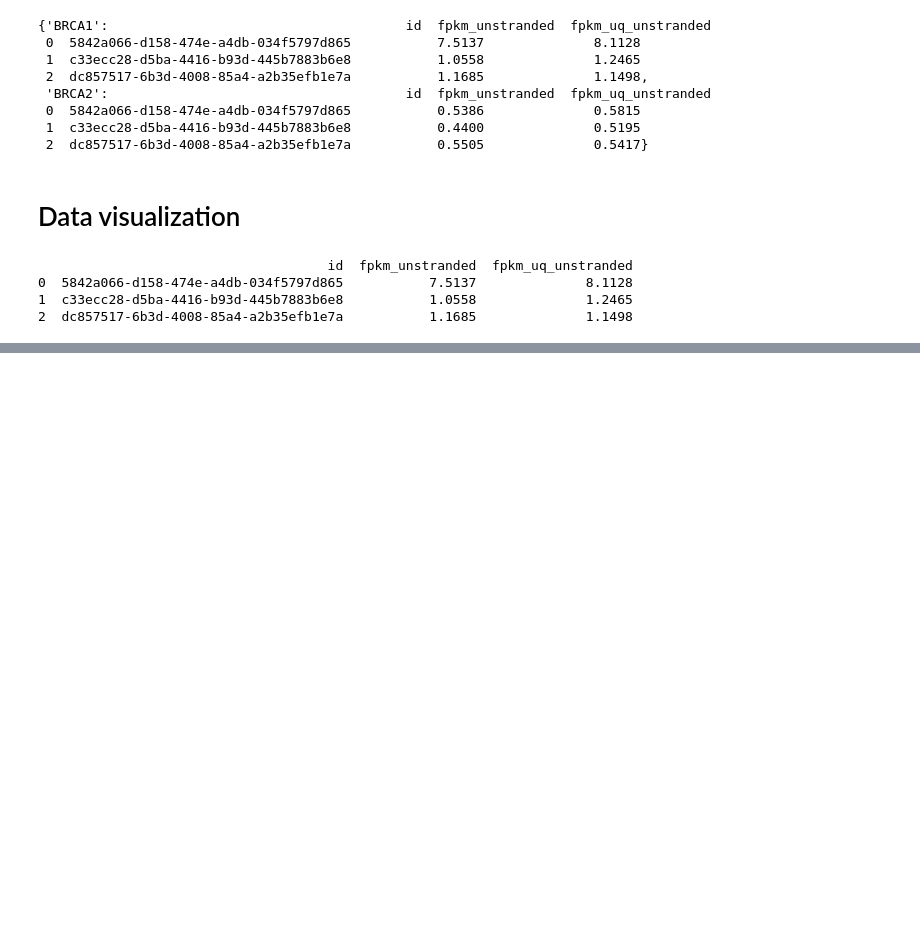
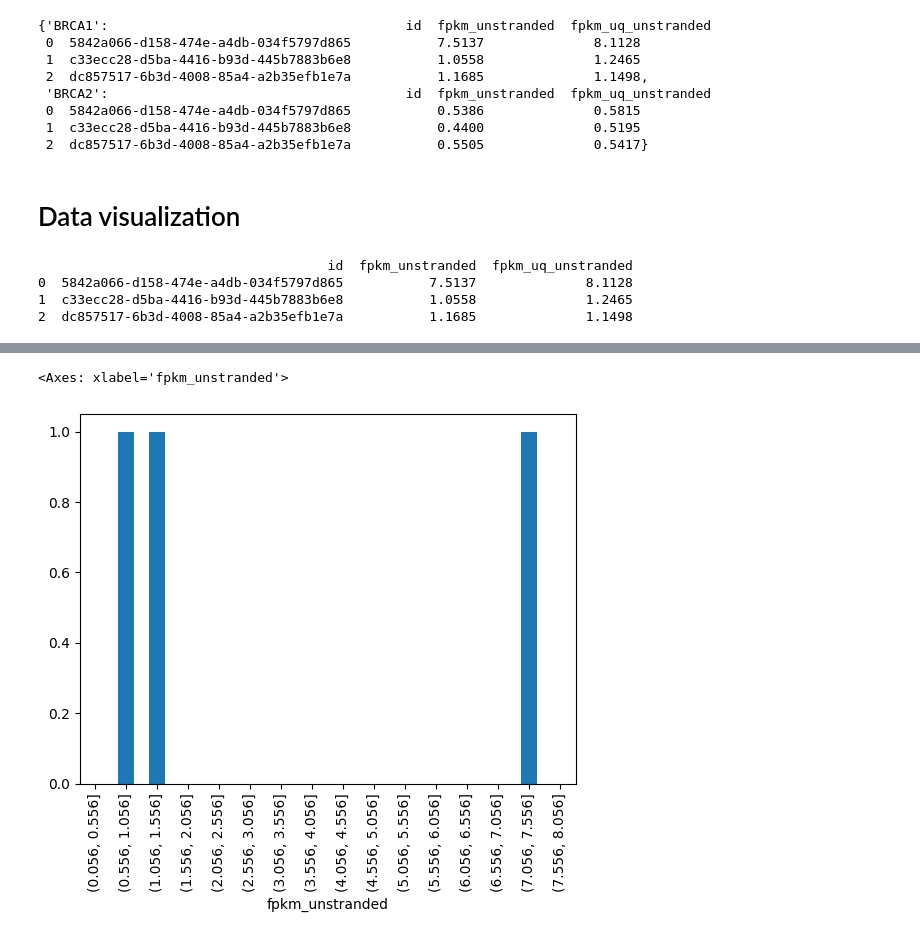
Before and after one commit to riciPrini/AI-BioInformatics_WSI, a Jupyter notebook: src/data_processing.ipynb, the cells around one changed output, grey strips where cells are left out. Saved outputs shown, nothing was run; the diff lists cells and outputs as text; code cells hidden in the pictures; blank space fills up the shorter version.

```diff
--- a/src/data_processing.ipynb
+++ b/src/data_processing.ipynb
@@ -73,0 +74,12 @@ plt.show()
+# %%
+min_val = df['fpkm_unstranded'].min()-1
+max_val = df['fpkm_unstranded'].max()+1
+step = 0.50
+intervals = [round(min_val + i * step, 3) for i in range(int((max_val - min_val) / step) + 1)]
+# %%
+df_cat = df.copy()
+df_cat['fpkm_unstranded'] = pd.cut(df_cat['fpkm_unstranded'].values, intervals)
+df_cat['fpkm_unstranded'].value_counts().sort_index().plot.bar()
+# %% [output]
+<Axes: xlabel='fpkm_unstranded'>
+[figure, added]
```
Also changed, not shown: parts of 3 cells of this notebook.
